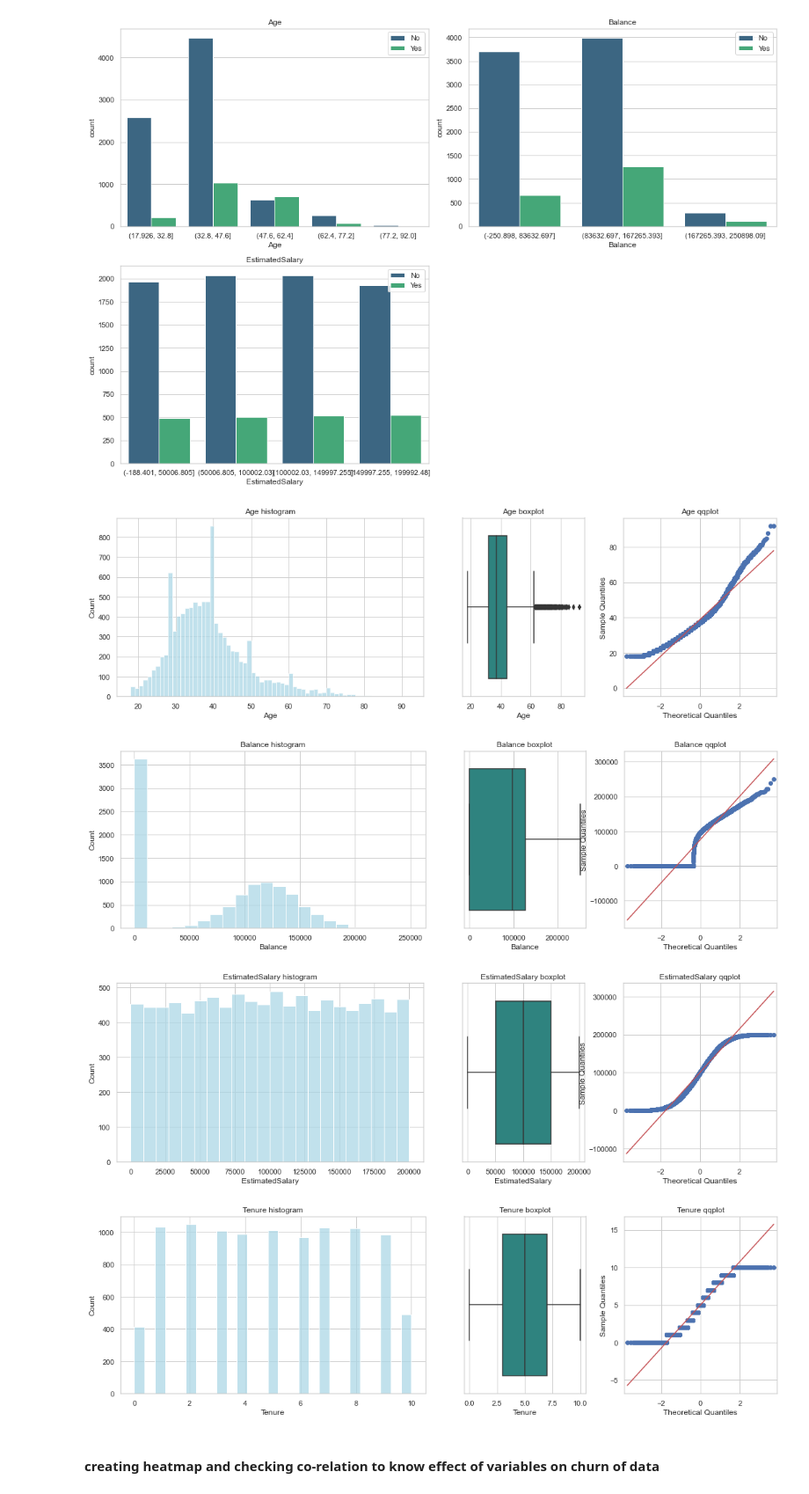
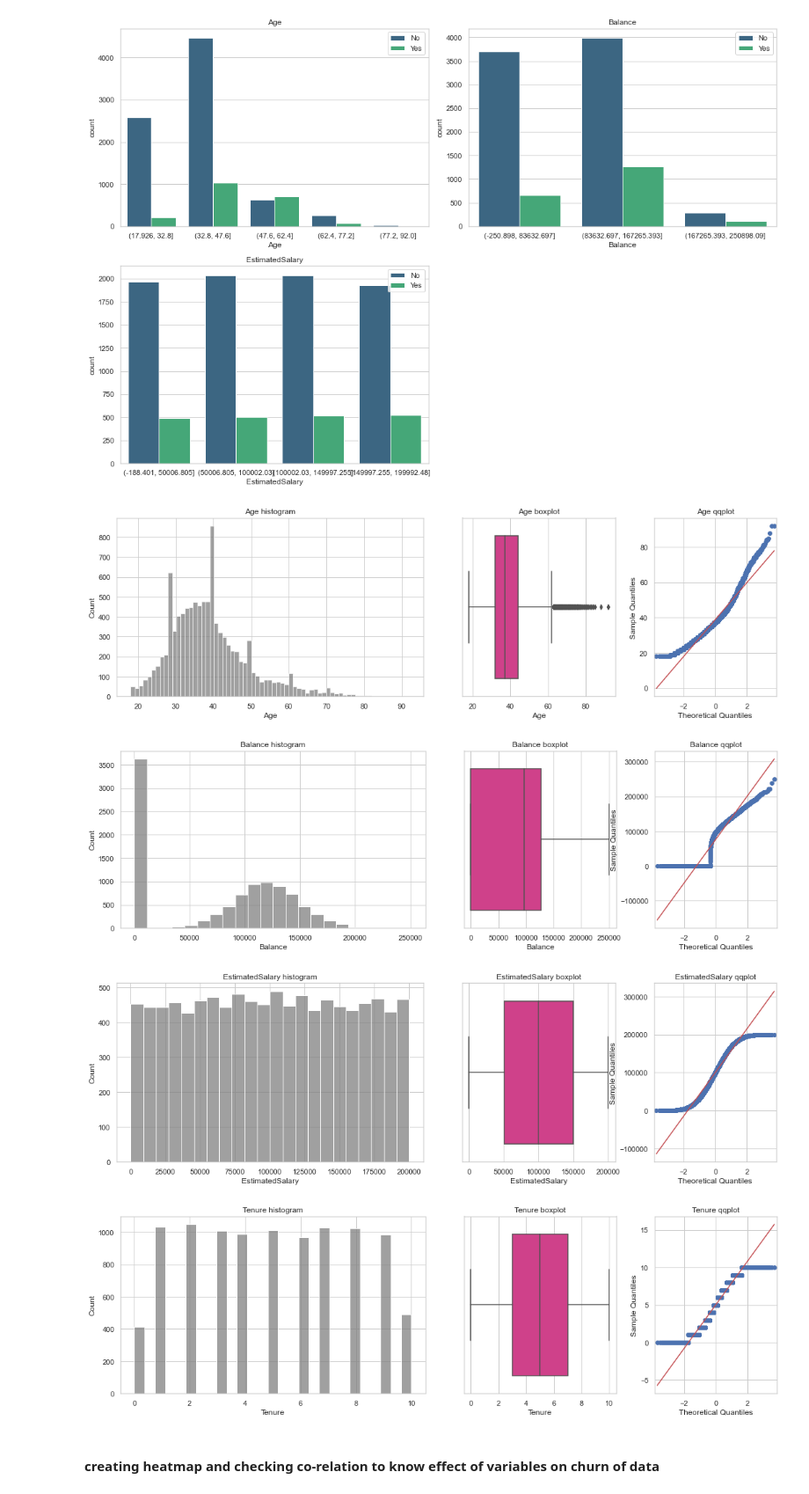
Before and after one commit to Areej17-01/Deep-learning, a Jupyter notebook: Customer churn prediction and analysis.ipynb, the cells around one changed output. Shown: that part at 88% size. Saved outputs shown, nothing was run; the diff lists cells and outputs as text; code cells hidden in the pictures.

```diff
--- a/Customer churn prediction and analysis.ipynb
+++ b/Customer churn prediction and analysis.ipynb
@@ -108,26 +108,26 @@ plt.tight_layout()
 # %%
 import warnings
 
 # Ignore all warnings
 warnings.filterwarnings("ignore")
 from statsmodels.graphics.gofplots import qqplot
-def generate_numerical_viz(data):
+def num(data):
     for i in data[['Age','Balance','EstimatedSalary','Tenure']]:
-        fig, axes = plt.subplots(1,3,figsize = (18,5),gridspec_kw={'width_ratios': [2, 0.8,1]})
-        sns.histplot(data[i],ax=axes[0],color = 'lightblue')
+        fig, axes = plt.subplots(1,3,figsize = (18,5),gridspec_kw={'width_ratios': [2, 1,0.8]})
+        sns.histplot(data[i],ax=axes[0],color = 'grey')
         axes[0].set_title(f"{i} histogram")
-        sns.boxplot(data[i],ax=axes[1],palette = "viridis")
+        sns.boxplot(data[i],ax=axes[1],palette = "Dark2_r")
         axes[1].set_title(f"{i} boxplot")
         qqplot(data[i],ax = axes[2],line="s")
         axes[2].set_title(f"{i} qqplot")
         plt.show()
 
-generate_numerical_viz(data)
+num(data)
 # %% [output]
-[figure, old version]
+[figure, new version]
-[figure, old version]
+[figure, new version]
-[figure, old version]
+[figure, new version]
-[figure, old version]
+[figure, new version]
 # %% [markdown]
 #### creating heatmap and checking co-relation to know effect of variables on churn of data
 # %%
```
